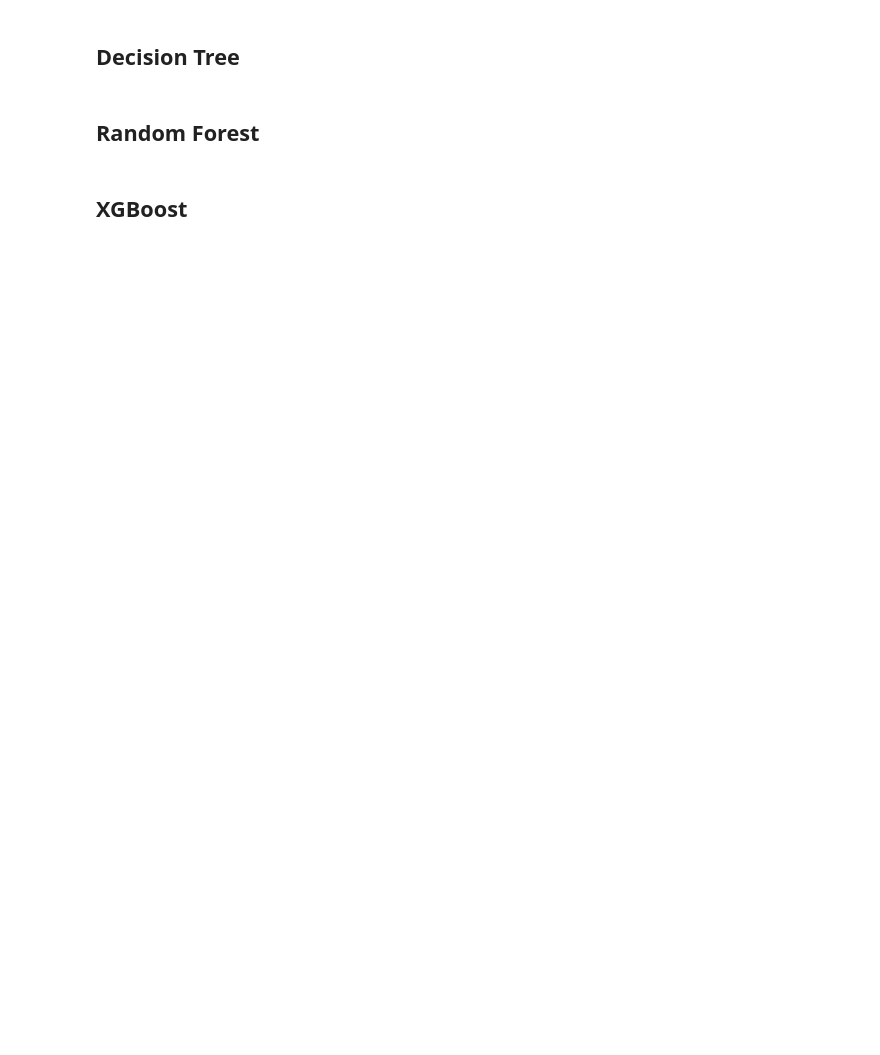
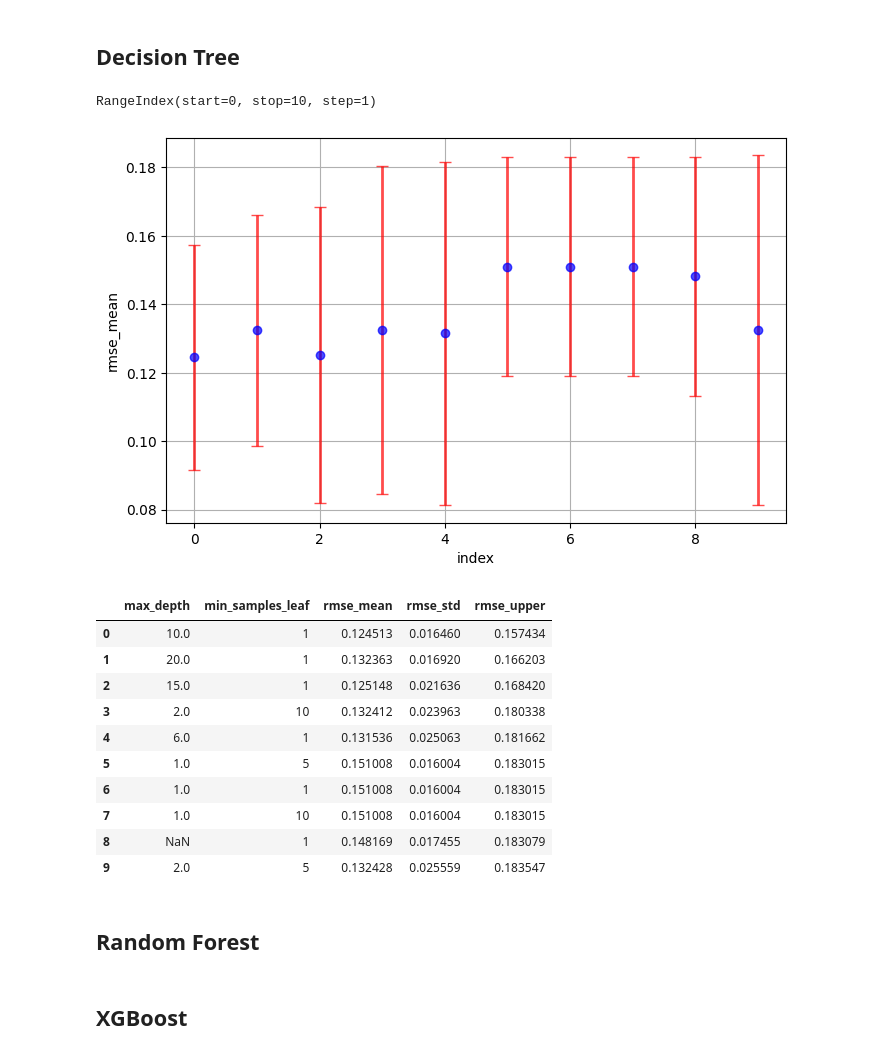
Before and after one commit to spencer18001/ml_zoomcamp_project_2024_midterm, a Jupyter notebook: Notebook/notebook.ipynb, the cells around one changed output. Saved outputs shown, nothing was run; the diff lists cells and outputs as text; code cells hidden in the pictures; blank space fills up the shorter version.

```diff
--- a/Notebook/notebook.ipynb
+++ b/Notebook/notebook.ipynb
@@ -219,4 +257,41 @@ alpha=100   0.113 +- 0.027
 # %% [markdown]
 ## Decision Tree
+# %%
+def train_decision_tree(X_train, y_train, X_val, **kwargs):
+    model = DecisionTreeRegressor(**kwargs)
+    model.fit(X_train, y_train)
+    y_pred = model.predict(X_val)
+    return y_pred
+# %%
+scores = []
+for max_depth in tqdm([1, 2, 3, 4, 5, 6, 10, 15, 20, None]):
+    for min_samples_leaf in [1, 5, 10, 15, 20, 50, 100, 200]:
+        rmse_list = train_kfold(train_func=train_decision_tree, max_depth=max_depth, min_samples_leaf=min_samples_leaf)
+
+        rmse_mean = np.mean(rmse_list)
+        rmse_std = np.std(rmse_list)
+        scores.append((max_depth, min_samples_leaf, rmse_mean, rmse_std))
+# %%
+columns = ["max_depth", "min_samples_leaf", "rmse_mean", "rmse_std"]
+df_scores = pd.DataFrame(scores, columns=columns)
+df_scores["rmse_upper"] = df_scores["rmse_mean"] + 2*df_scores["rmse_std"]
+df_sorted_scores = df_scores.sort_values(by="rmse_upper").reset_index(drop=True)
+df_sorted_scores_sub = df_sorted_scores.head(10).reset_index(drop=True)
+plot_rmse(df_sorted_scores_sub)
+df_sorted_scores_sub
+# %% [output]
+RangeIndex(start=0, stop=10, step=1)
+[figure, added]
+|  | max_depth | min_samples_leaf | rmse_mean | rmse_std | rmse_upper |
+| 0 | 10.0 | 1 | 0.124513 | 0.016460 | 0.157434 |
+| 1 | 20.0 | 1 | 0.132363 | 0.016920 | 0.166203 |
+| 2 | 15.0 | 1 | 0.125148 | 0.021636 | 0.168420 |
+| 3 | 2.0 | 10 | 0.132412 | 0.023963 | 0.180338 |
+| 4 | 6.0 | 1 | 0.131536 | 0.025063 | 0.181662 |
+| 5 | 1.0 | 5 | 0.151008 | 0.016004 | 0.183015 |
+| 6 | 1.0 | 1 | 0.151008 | 0.016004 | 0.183015 |
+| 7 | 1.0 | 10 | 0.151008 | 0.016004 | 0.183015 |
+| 8 | NaN | 1 | 0.148169 | 0.017455 | 0.183079 |
+| 9 | 2.0 | 5 | 0.132428 | 0.025559 | 0.183547 |
 # %% [markdown]
 ## Random Forest
```
Also changed, not shown: parts of 13 cells of this notebook.
